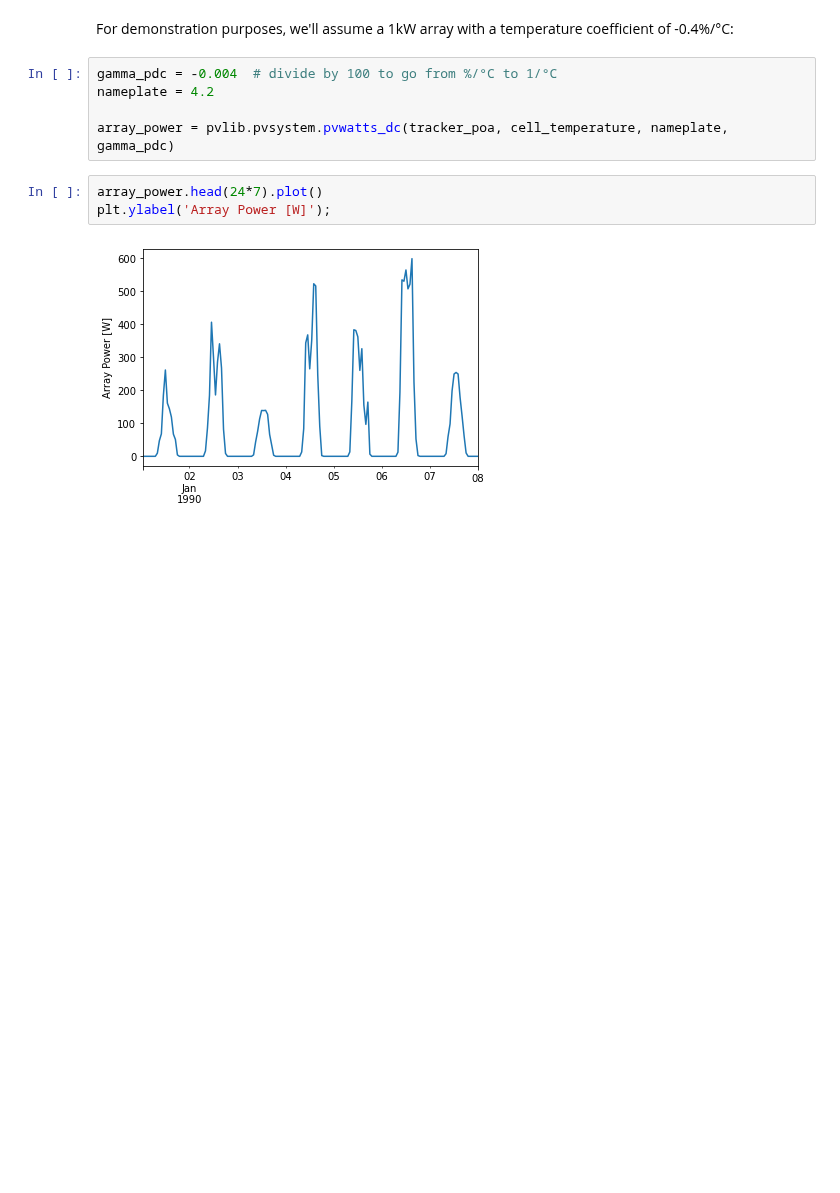
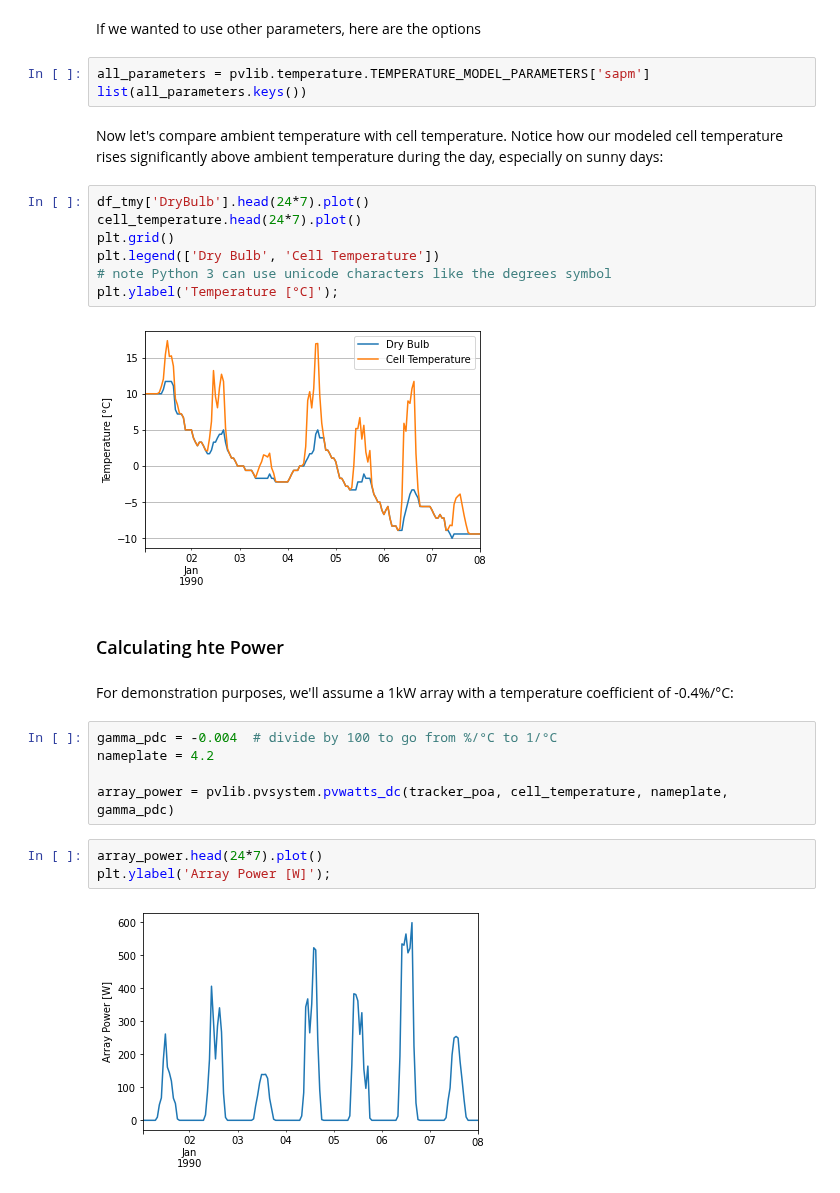
Before and after one commit to PV-Tutorials/pyData-2021-Solar-PV-Modeling, a Jupyter notebook: Tutorial 3 - Array Power.ipynb, the cells around one changed output. Cells and saved outputs as stored; diff of their text form; blank space fills up the shorter version.

```diff
--- a/Tutorial 4 - Array Power.ipynb
+++ b/Tutorial 3 - Array Power.ipynb
@@ -63,3 +72,21 @@ cell_temperature = pvlib.temperature.sapm_cell(tracker_poa,
+# %% [markdown]
+If we wanted to use other parameters, here are the options
+# %%
+all_parameters = pvlib.temperature.TEMPERATURE_MODEL_PARAMETERS['sapm']
+list(all_parameters.keys())
+# %% [markdown]
+Now let's compare ambient temperature with cell temperature.  Notice how our modeled cell temperature rises significantly above ambient temperature during the day, especially on sunny days:
+# %%
+df_tmy['DryBulb'].head(24*7).plot()
+cell_temperature.head(24*7).plot()
+plt.grid()
+plt.legend(['Dry Bulb', 'Cell Temperature'])
+# note Python 3 can use unicode characters like the degrees symbol
+plt.ylabel('Temperature [°C]');
+# %% [output]
+[figure, added]
+# %% [markdown]
+### Calculating hte Power
 # %% [markdown]
 For demonstration purposes, we'll assume a 1kW array with a temperature coefficient of -0.4%/°C:
 # %%
```
Also changed, not shown: parts of 6 cells of this notebook, 1 other file.
